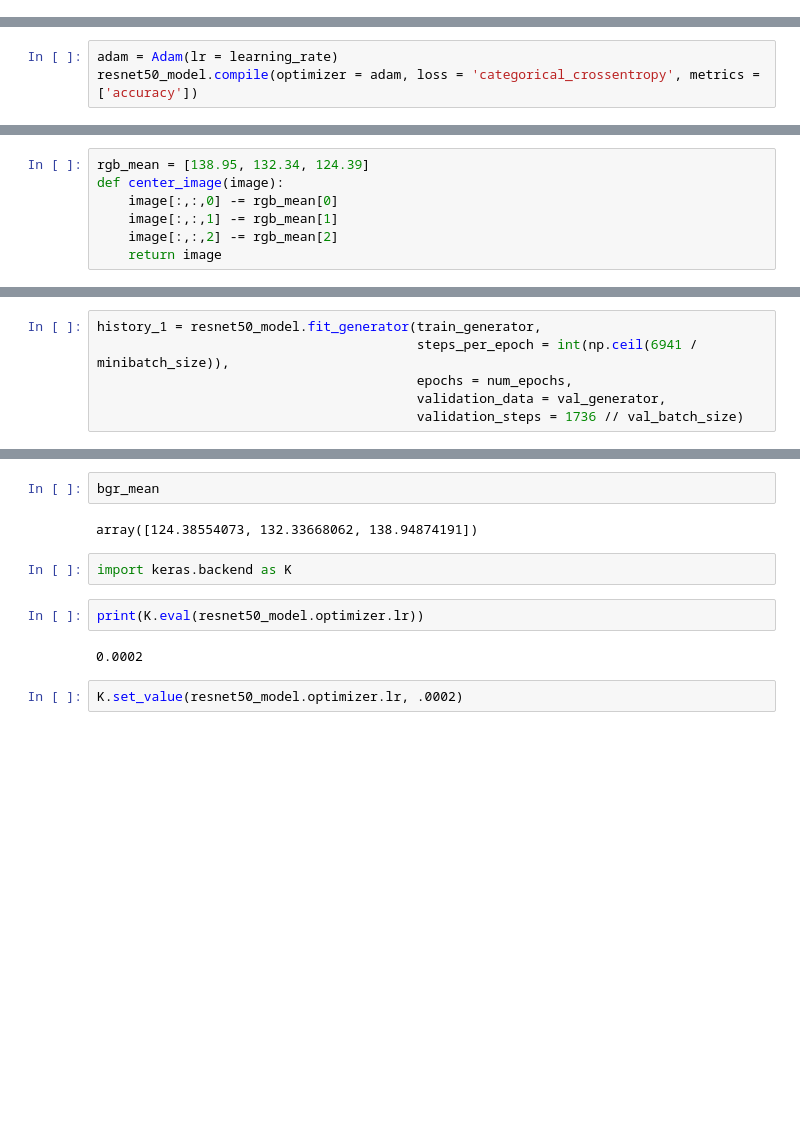
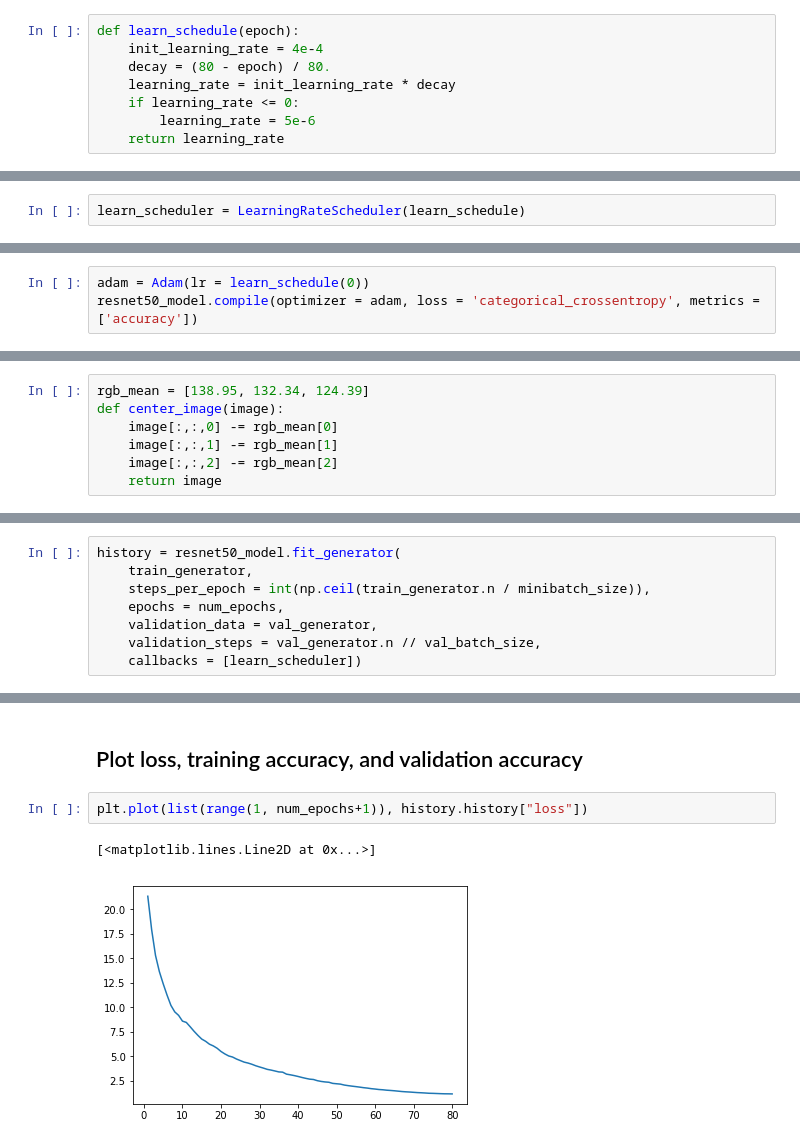
Before and after one commit to agbattaglino/caltech101, a Jupyter notebook: ResNet50.ipynb, the cells around one changed output, grey strips where cells are left out. Drawn from its saved outputs; the diff is of its cells as text; blank space fills up the shorter version.

```diff
--- a/ResNet50.ipynb
+++ b/ResNet50.ipynb
@@ -233,0 +223,8 @@ resnet50_model = ResNet50(input_shape = (224, 224, 3), num_classes = num_classes
+# %%
+def learn_schedule(epoch):
+    init_learning_rate = 4e-4
+    decay = (80 - epoch) / 80.
+    learning_rate = init_learning_rate * decay
+    if learning_rate <= 0:
+        learning_rate = 5e-6
+    return learning_rate
@@ -233,0 +235,2 @@ resnet50_model = ResNet50(input_shape = (224, 224, 3), num_classes = num_classes
+# %%
+learn_scheduler = LearningRateScheduler(learn_schedule)
@@ -234,3 +241,3 @@ resnet50_model = ResNet50(input_shape = (224, 224, 3), num_classes = num_classes
 # %%
-adam = Adam(lr = learning_rate)
+adam = Adam(lr = learn_schedule(0))
 resnet50_model.compile(optimizer = adam, loss = 'categorical_crossentropy', metrics = ['accuracy'])
@@ -272,7 +291,9 @@ Found 1736 images belonging to 101 classes.
 # %%
-history_1 = resnet50_model.fit_generator(train_generator,
-                                         steps_per_epoch = int(np.ceil(6941 / minibatch_size)),
-                                         epochs = num_epochs,
-                                         validation_data = val_generator,
-                                         validation_steps = 1736 // val_batch_size)
+history = resnet50_model.fit_generator(
+    train_generator,
+    steps_per_epoch = int(np.ceil(train_generator.n / minibatch_size)),
+    epochs = num_epochs,
+    validation_data = val_generator,
+    validation_steps = val_generator.n // val_batch_size,
+    callbacks = [learn_scheduler])
 # %% [output]
@@ -415,12 +317,7 @@ plt.plot(all_val_acc)
-# %%
-bgr_mean
-# %% [output]
-array([124.38554073, 132.33668062, 138.94874191])
-# %%
-import keras.backend as K
-# %%
-print(K.eval(resnet50_model.optimizer.lr))
-# %% [output]
-0.0002
-# %%
-K.set_value(resnet50_model.optimizer.lr, .0002)
+# %% [markdown]
+## Plot loss, training accuracy, and validation accuracy
+# %%
+plt.plot(list(range(1, num_epochs+1)), history.history["loss"])
+# %% [output]
+[<matplotlib.lines.Line2D at 0x...>]
+[figure, added]
```
Also changed, not shown: parts of 43 cells of this notebook.
